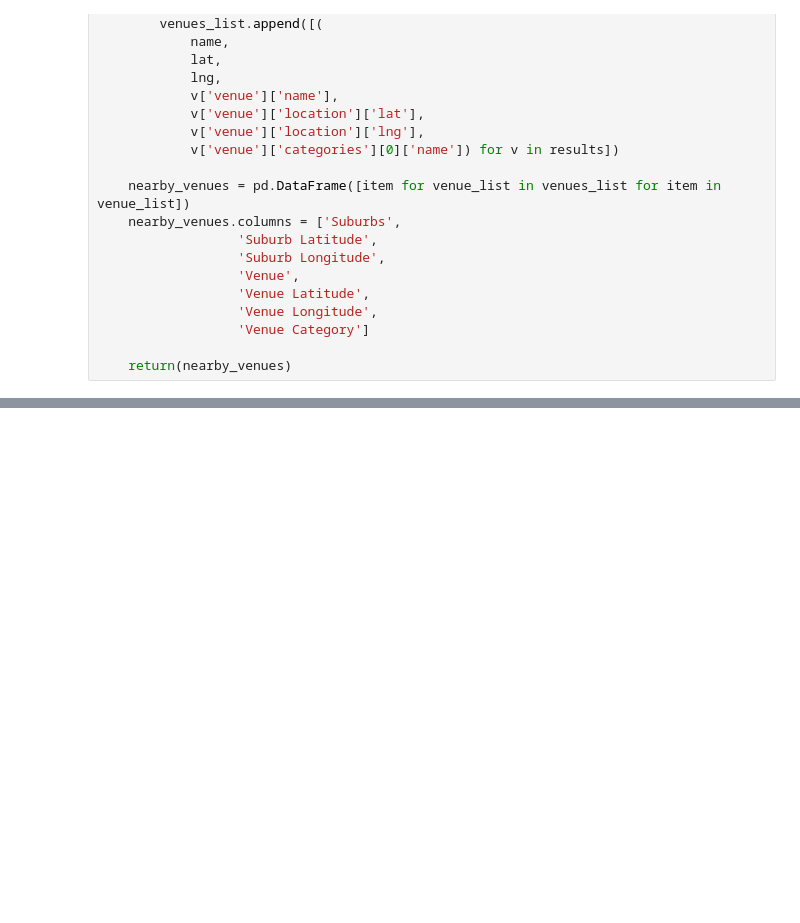
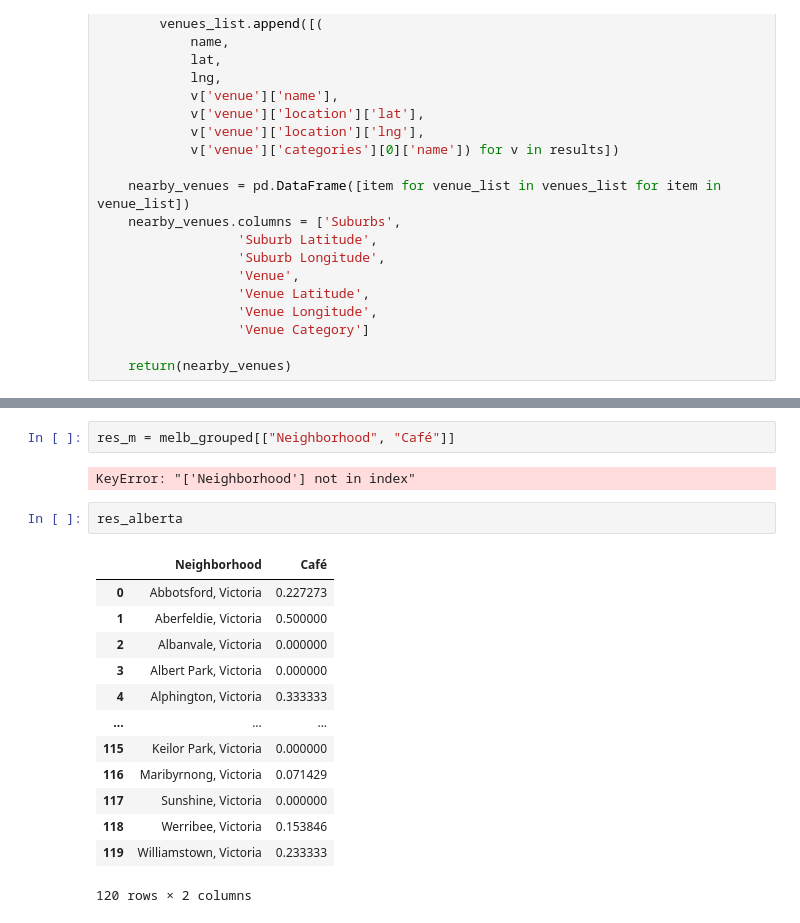
Before and after one commit to Piyal-Banik/Coursera_Capstone, a Jupyter notebook: Week 5/melbourne_suburbs_clustering.ipynb, the cells around one changed output, grey strips where cells are left out. Drawn from its saved outputs; the diff is of its cells as text; blank space fills up the shorter version.

```diff
--- a/Week 5/melbourne_suburbs_clustering.ipynb
+++ b/Week 5/melbourne_suburbs_clustering.ipynb
@@ -230,0 +312,20 @@ Eaglemont, Victoria
+# %%
+res_m = melb_grouped[["Neighborhood", "Café"]]
+# %% [output]
+KeyError: "['Neighborhood'] not in index"
+# %%
+res_alberta
+# %% [output]
+|  | Neighborhood | Café |
+| 0 | Abbotsford, Victoria | 0.227273 |
+| 1 | Aberfeldie, Victoria | 0.500000 |
+| 2 | Albanvale, Victoria | 0.000000 |
+| 3 | Albert Park, Victoria | 0.000000 |
+| 4 | Alphington, Victoria | 0.333333 |
+| ... | ... | ... |
+| 115 | Keilor Park, Victoria | 0.000000 |
+| 116 | Maribyrnong, Victoria | 0.071429 |
+| 117 | Sunshine, Victoria | 0.000000 |
+| 118 | Werribee, Victoria | 0.153846 |
+| 119 | Williamstown, Victoria | 0.233333 |
+120 rows × 2 columns
```
Also changed, not shown: parts of 7 cells of this notebook.
